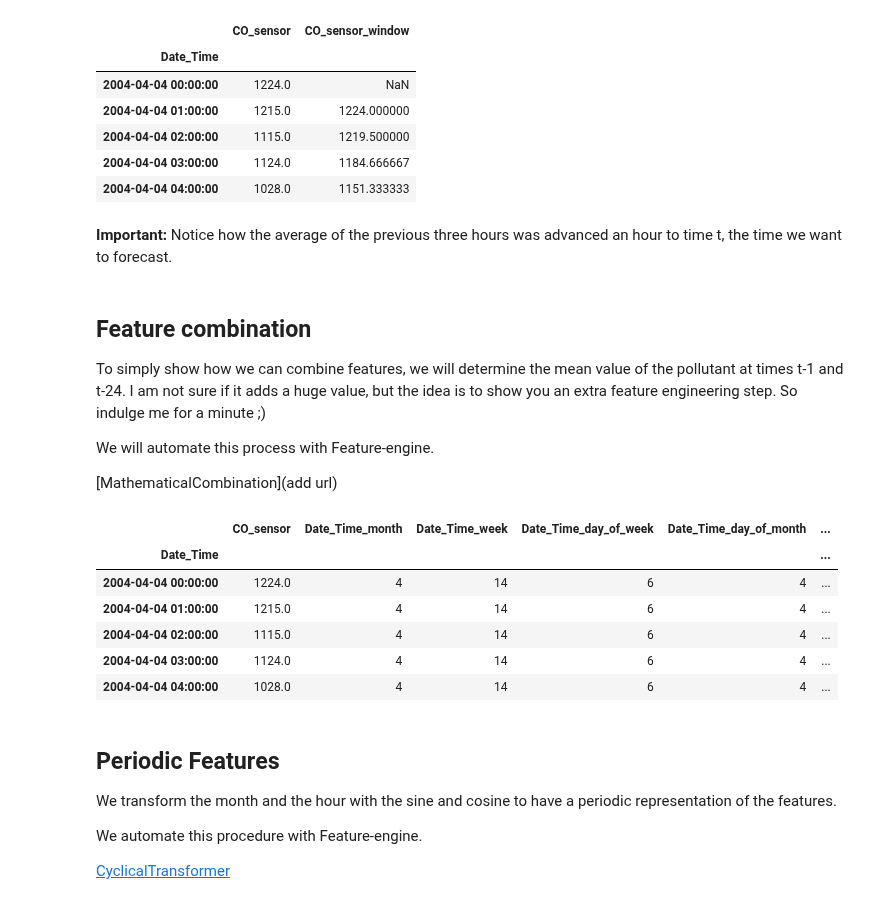
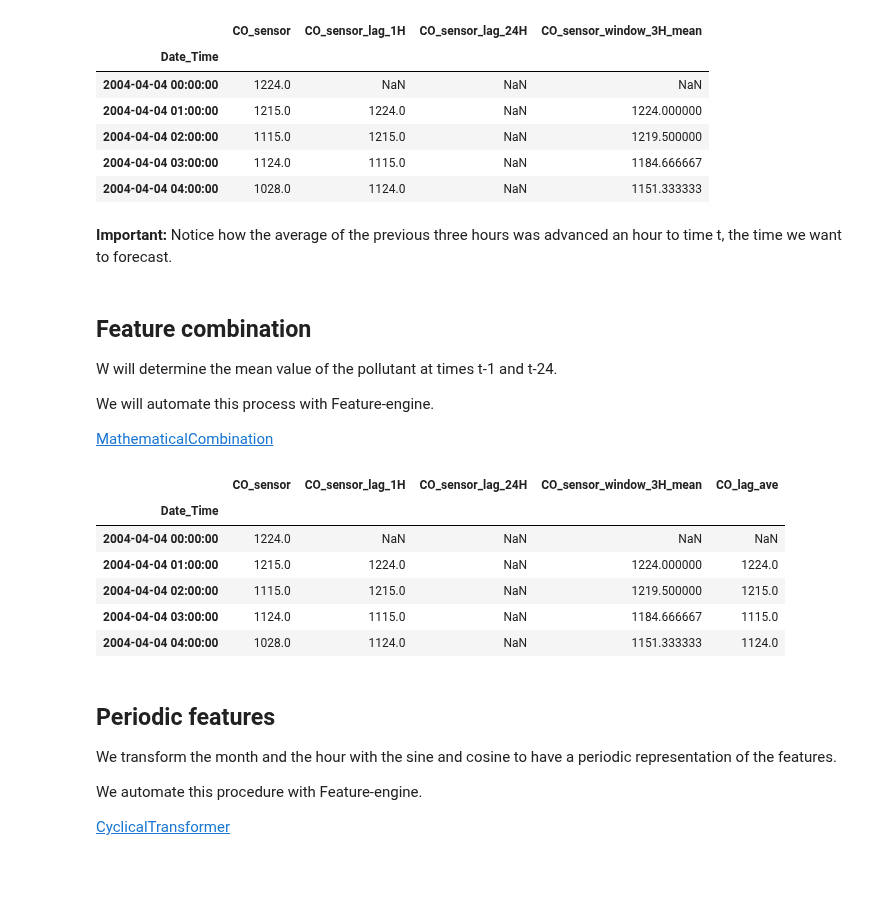
Before and after one commit to trainindata/feature-engineering-for-time-series-forecasting, a Jupyter notebook: 03-Challenges-in-Time-Series-Forecasting/03-Refactoring-feature-engineering.ipynb, the cells around one changed output. Cells and saved outputs as stored; diff of their text form; code cells hidden in the pictures; blank space fills up the shorter version.

```diff
--- a/03-Challenges-in-Time-Series-Forecasting/03-Refactoring-feature-engineering.ipynb
+++ b/03-Challenges-in-Time-Series-Forecasting/03-Refactoring-feature-engineering.ipynb
@@ -194,8 +129,0 @@ We see for example that 1224 is now moved forward to the next t.
-# %%
-# Add the lag 24 Hr features.
-
-lag24 = LagFeatures(["CO_sensor"], "24H", "_lag_24")
-
-data = lag24.fit_transform(data)
-
-data[["CO_sensor", "CO_sensor_lag_24"]].head(25)
@@ -272,54 +157,64 @@ class WindowFeatures(BaseEstimator, TransformerMixin):
-# %%
-# With the new class, we add the window features
-
-win_feat = WindowFeatures(["CO_sensor"], "3H", "1H")
-
-data = win_feat.fit_transform(data)
-
-data[["CO_sensor", "CO_sensor_window"]].head()
-# %% [output]
-|  | CO_sensor | CO_sensor_window |
-| Date_Time |  |  |
-| 2004-04-04 00:00:00 | 1224.0 | NaN |
-| 2004-04-04 01:00:00 | 1215.0 | 1224.000000 |
-| 2004-04-04 02:00:00 | 1115.0 | 1219.500000 |
-| 2004-04-04 03:00:00 | 1124.0 | 1184.666667 |
-| 2004-04-04 04:00:00 | 1028.0 | 1151.333333 |
+# %%
+winf = WindowFeatures(
+    variables="CO_sensor", # the input variable
+    window="3H",           # average of 3 previous hours
+    freq="1H",             # move 1 hr forward
+    missing_values="ignore",
+)
+
+# Add the window features.
+data = winf.fit_transform(data)
+
+# Show new variables
+data[[v for v in data.columns if "CO" in v]].head()
+# %% [output]
+|  | CO_sensor | CO_sensor_lag_1H | CO_sensor_lag_24H | CO_sensor_window_3H_mean |
+| Date_Time |  |  |  |  |
+| 2004-04-04 00:00:00 | 1224.0 | NaN | NaN | NaN |
+| 2004-04-04 01:00:00 | 1215.0 | 1224.0 | NaN | 1224.000000 |
+| 2004-04-04 02:00:00 | 1115.0 | 1215.0 | NaN | 1219.500000 |
+| 2004-04-04 03:00:00 | 1124.0 | 1115.0 | NaN | 1184.666667 |
+| 2004-04-04 04:00:00 | 1028.0 | 1124.0 | NaN | 1151.333333 |
 # %% [markdown]
 **Important:** Notice how the average of the previous three hours was advanced an hour to time t, the time we want to forecast.
 # %% [markdown]
 ## Feature combination
 
-To simply show how we can combine features, we will determine the mean value of the pollutant at times t-1 and t-24. I am not sure if it adds a huge value, but the idea is to show you an extra feature engineering step. So indulge me for a minute ;)
+W will determine the mean value of the pollutant at times t-1 and t-24.
 
 We will automate this process with Feature-engine.
 
-[MathematicalCombination](add url)
+[MathematicalCombination](https://feature-engine.readthedocs.io/en/latest/api_doc/creation/MathematicalCombination.html)
 # %%
 combine = MathematicalCombination(
-    # the variables to average
-    variables_to_combine=["CO_sensor_lag_1", "CO_sensor_lag_24"],
+
+    # the variables to combine
+    variables_to_combine=["CO_sensor_lag_1H", "CO_sensor_lag_24H"],
+
     # we indicate we want the average
     math_operations=["mean"],
+
     # the name of the new feature
     new_variables_names=["CO_lag_ave"],
+
     # what to do if the variables have NA
     missing_values="ignore",
 )
 
 data = combine.fit_transform(data)
 
-data.head()
+# Show new variables
+data[[v for v in data.columns if "CO" in v]].head()
 # %% [output]
-|  | CO_sensor | Date_Time_month | Date_Time_week | Date_Time_day_of_week | Date_Time_day_of_month | ... |
-| Date_Time |  |  |  |  |  | ... |
-| 2004-04-04 00:00:00 | 1224.0 | 4 | 14 | 6 | 4 | ... |
-| 2004-04-04 01:00:00 | 1215.0 | 4 | 14 | 6 | 4 | ... |
-| 2004-04-04 02:00:00 | 1115.0 | 4 | 14 | 6 | 4 | ... |
-| 2004-04-04 03:00:00 | 1124.0 | 4 | 14 | 6 | 4 | ... |
-| 2004-04-04 04:00:00 | 1028.0 | 4 | 14 | 6 | 4 | ... |
+|  | CO_sensor | CO_sensor_lag_1H | CO_sensor_lag_24H | CO_sensor_window_3H_mean | CO_lag_ave |
+| Date_Time |  |  |  |  |  |
+| 2004-04-04 00:00:00 | 1224.0 | NaN | NaN | NaN | NaN |
+| 2004-04-04 01:00:00 | 1215.0 | 1224.0 | NaN | 1224.000000 | 1224.0 |
+| 2004-04-04 02:00:00 | 1115.0 | 1215.0 | NaN | 1219.500000 | 1215.0 |
+| 2004-04-04 03:00:00 | 1124.0 | 1115.0 | NaN | 1184.666667 | 1115.0 |
+| 2004-04-04 04:00:00 | 1028.0 | 1124.0 | NaN | 1151.333333 | 1124.0 |
 # %% [markdown]
-## Periodic Features
+## Periodic features
 
 We transform the month and the hour with the sine and cosine to have a periodic representation of the features.
 
```
Also changed, not shown: parts of 36 cells of this notebook, 5 other files.
